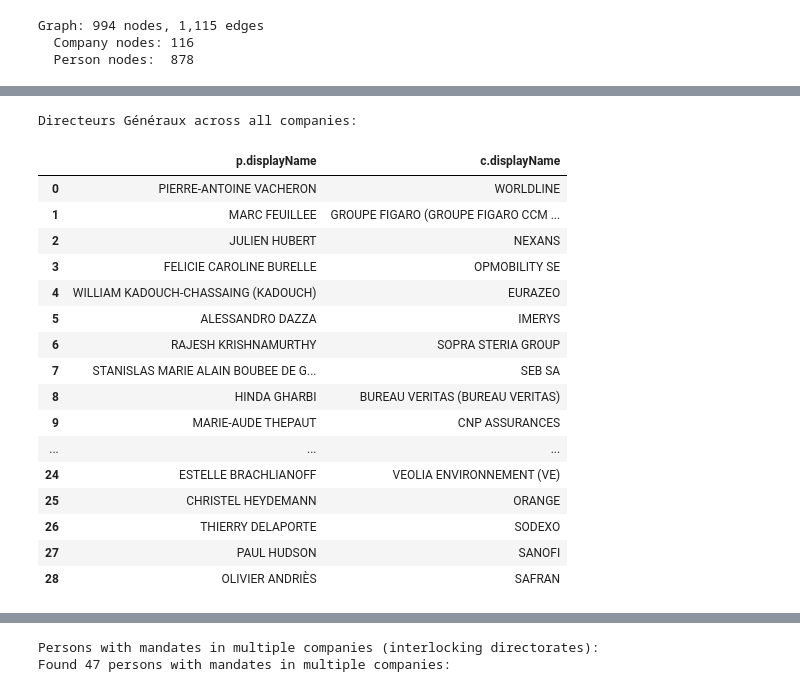
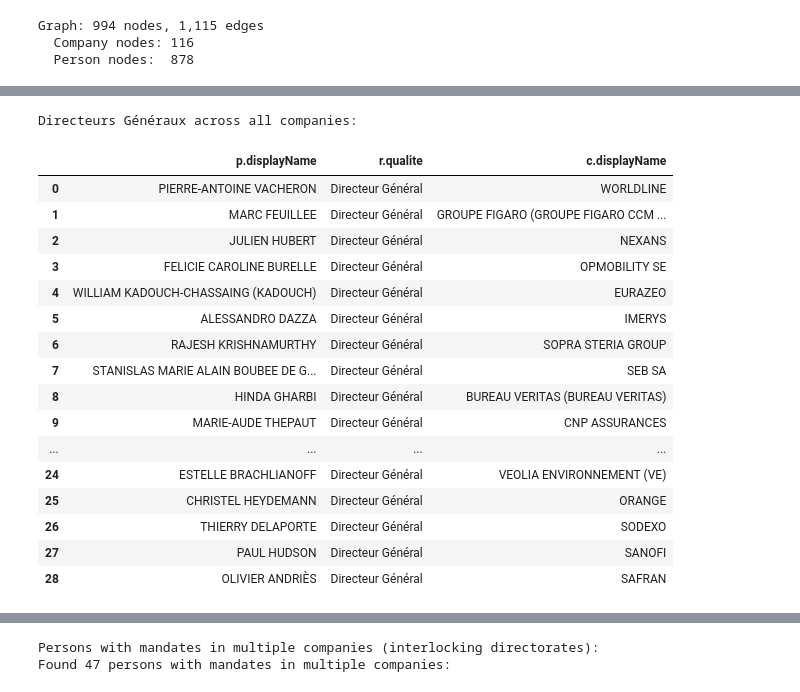
Before and after one commit to turing-db/turingdb-examples, a Jupyter notebook: examples/notebooks/public_version/french_corporate_network.ipynb, the cells around one changed output, grey strips where cells are left out. Saved outputs shown, nothing was run; the diff lists cells and outputs as text; code cells hidden in the pictures.

Commit message:
French comporation example notebook working and cleaned up

```diff
--- a/examples/notebooks/public_version/french_corporate_network.ipynb
+++ b/examples/notebooks/public_version/french_corporate_network.ipynb
@@ -307,0 +335,14 @@ TuringDB client connected
+# %%
+from turingdb import TuringDB
+
+# Create TuringDB client
+# set host parameter to the URL (as string) on which TuringDB is running,
+# default "http://localhost:6666"
+client = TuringDB(host="http://localhost:6666")
+try:
+    client.warmup()
+except Exception as e:
+    print(f"TuringDB not started, please run `uv run turingdb` in your terminal")
+# %%
+# Get list of available graphs
+list_graphs = client.list_available_graphs()
@@ -307,0 +356,18 @@ TuringDB client connected
+# %%
+# Set graph name
+graph_name_prefix = example_name
+graph_name_nb_suffix = str(
+    max(
+        [
+            int(re.sub(graph_name_prefix, "", g))
+            for g in list_graphs
+            if g.startswith(graph_name_prefix)
+            and re.sub(graph_name_prefix, "", g).isdigit()
+        ]
+        + [0]
+    )
+    + 1
+)
+graph_name = graph_name_prefix + graph_name_nb_suffix
+graph_name = re.sub("-", "_", graph_name)
+graph_name
@@ -428,32 +642,31 @@ Sample officer relationships:
 # %%
 # Filter by role: Directeurs Généraux
 print("Directeurs Généraux across all companies:")
 display(client.query("""
     MATCH (p)-[r]->(c)
     WHERE p.type = 'Person' AND c.type = 'Company'
     AND r.qualite = 'Directeur Général'
-    RETURN p.displayName, c.displayName
-    LIMIT 30
+    RETURN p.displayName, r.qualite, c.displayName
 """))
 # %% [output]
 Directeurs Généraux across all companies:
-|  | p.displayName | c.displayName |
-| 0 | PIERRE-ANTOINE VACHERON | WORLDLINE |
-| 1 | MARC FEUILLEE | GROUPE FIGARO (GROUPE FIGARO CCM ... |
-| 2 | JULIEN HUBERT | NEXANS |
-| 3 | FELICIE CAROLINE BURELLE | OPMOBILITY SE |
-| 4 | WILLIAM KADOUCH-CHASSAING (KADOUCH) | EURAZEO |
-| 5 | ALESSANDRO DAZZA | IMERYS |
-| 6 | RAJESH KRISHNAMURTHY | SOPRA STERIA GROUP |
-| 7 | STANISLAS MARIE ALAIN BOUBEE DE G... | SEB SA |
-| 8 | HINDA GHARBI | BUREAU VERITAS (BUREAU VERITAS) |
-| 9 | MARIE-AUDE THEPAUT | CNP ASSURANCES |
-| ... | ... | ... |
-| 24 | ESTELLE BRACHLIANOFF | VEOLIA ENVIRONNEMENT (VE) |
-| 25 | CHRISTEL HEYDEMANN | ORANGE |
-| 26 | THIERRY DELAPORTE | SODEXO |
-| 27 | PAUL HUDSON | SANOFI |
-| 28 | OLIVIER ANDRIÈS | SAFRAN |
+|  | p.displayName | r.qualite | c.displayName |
+| 0 | PIERRE-ANTOINE VACHERON | Directeur Général | WORLDLINE |
+| 1 | MARC FEUILLEE | Directeur Général | GROUPE FIGARO (GROUPE FIGARO CCM ... |
+| 2 | JULIEN HUBERT | Directeur Général | NEXANS |
+| 3 | FELICIE CAROLINE BURELLE | Directeur Général | OPMOBILITY SE |
+| 4 | WILLIAM KADOUCH-CHASSAING (KADOUCH) | Directeur Général | EURAZEO |
+| 5 | ALESSANDRO DAZZA | Directeur Général | IMERYS |
+| 6 | RAJESH KRISHNAMURTHY | Directeur Général | SOPRA STERIA GROUP |
+| 7 | STANISLAS MARIE ALAIN BOUBEE DE G... | Directeur Général | SEB SA |
+| 8 | HINDA GHARBI | Directeur Général | BUREAU VERITAS (BUREAU VERITAS) |
+| 9 | MARIE-AUDE THEPAUT | Directeur Général | CNP ASSURANCES |
+| ... | ... | ... | ... |
+| 24 | ESTELLE BRACHLIANOFF | Directeur Général | VEOLIA ENVIRONNEMENT (VE) |
+| 25 | CHRISTEL HEYDEMANN | Directeur Général | ORANGE |
+| 26 | THIERRY DELAPORTE | Directeur Général | SODEXO |
+| 27 | PAUL HUDSON | Directeur Général | SANOFI |
+| 28 | OLIVIER ANDRIÈS | Directeur Général | SAFRAN |
 # %%
 # Filter by role: Présidents du conseil d'administration
 print("Présidents du conseil d'administration:")
```
Also changed, not shown: parts of 57 cells of this notebook.
